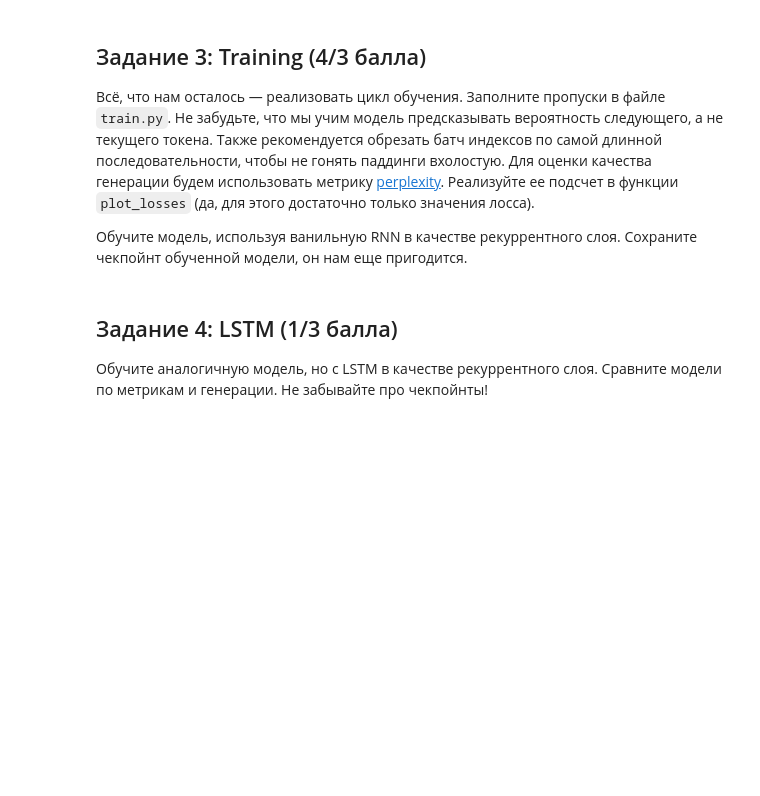
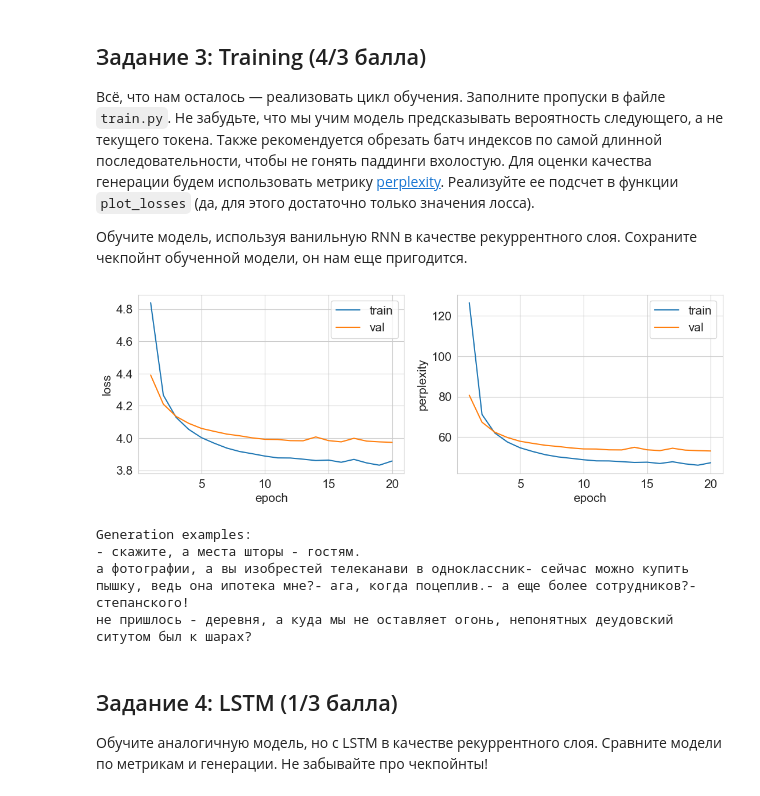
Before and after one commit to psaw/hse-ai24-dl, a Jupyter notebook: homeworks/HW4/HW4.ipynb, the cells around one changed output. Cells and saved outputs as stored; diff of their text form; code cells hidden in the pictures; blank space fills up the shorter version.

```diff
--- a/homeworks/HW4/HW4.ipynb
+++ b/homeworks/HW4/HW4.ipynb
@@ -92,6 +92,47 @@ for prefix in ["", "купил мужик шляпу,", "сел медведь
 Обучите модель, используя ванильную RNN в качестве рекуррентного слоя. Сохраните чекпойнт обученной модели, он нам еще пригодится.
 # %%
 # YOUR CODE HERE (⊃｡•́‿•̀｡)⊃━✿✿✿✿✿✿
+from torch.utils.data import DataLoader
+from train import train
+
+batch_size = 64
+
+# Используем train_set и valid_set из предыдущих ячеек
+train_loader = DataLoader(
+    train_set, batch_size=batch_size, shuffle=True, drop_last=True
+)
+val_loader = DataLoader(
+    valid_set, batch_size=batch_size, shuffle=False, drop_last=False
+)
+
+device = torch.device(
+    "cuda"
+    if torch.cuda.is_available()
+    else ("mps" if torch.backends.mps.is_available() else "cpu")
+)
+model = LanguageModel(train_set).to(device)
+optimizer = torch.optim.Adam(model.parameters(), lr=1e-3)
+scheduler = None  # Можно добавить lr scheduler
+
+# Запуск обучения
+train(
+    model,
+    optimizer,
+    scheduler,
+    train_loader,
+    val_loader,
+    num_epochs=20,
+    num_examples=3,  # Сколько примеров показывать после каждой эпохи
+)
+
+# Сохраняем чекпойнт
+torch.save(model.state_dict(), "rnn_language_model.pt")
+# %% [output]
+[figure, added]
+Generation examples:
+- скажите, а места шторы - гостям.
+а фотографии, а вы изобрестей телеканави в одноклассник- сейчас можно купить пышку, ведь она ипотека мне?- ага, когда поцеплив.- а еще более сотрудников?- степанского!
+не пришлось - деревня, а куда мы не оставляет огонь, непонятных деудовский ситутом был к шарах?
 # %% [markdown]
 ## Задание 4: LSTM (1/3 балла)
 
```
Also changed, not shown: 1 other file.
